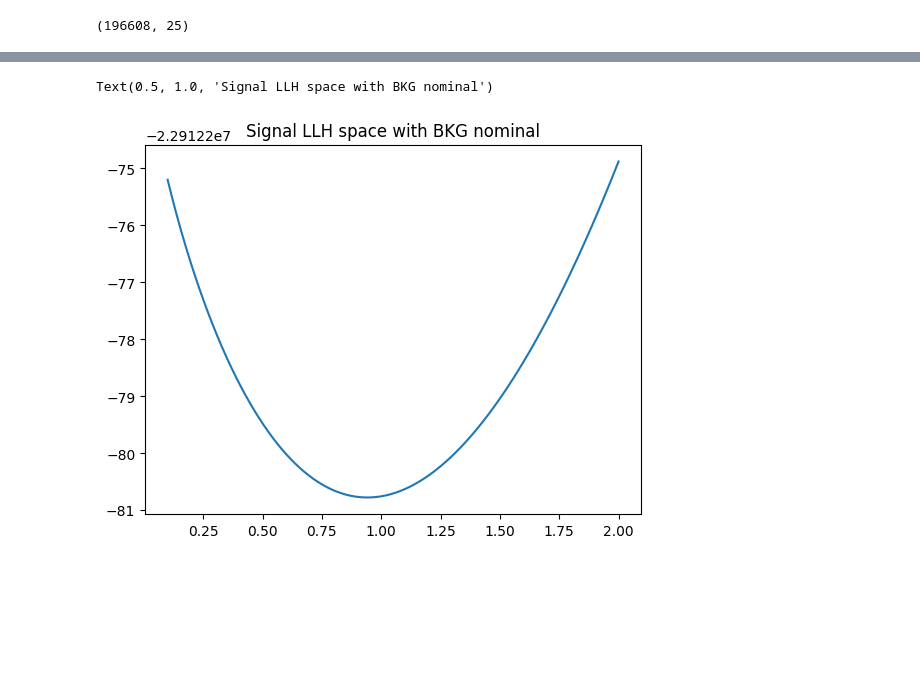
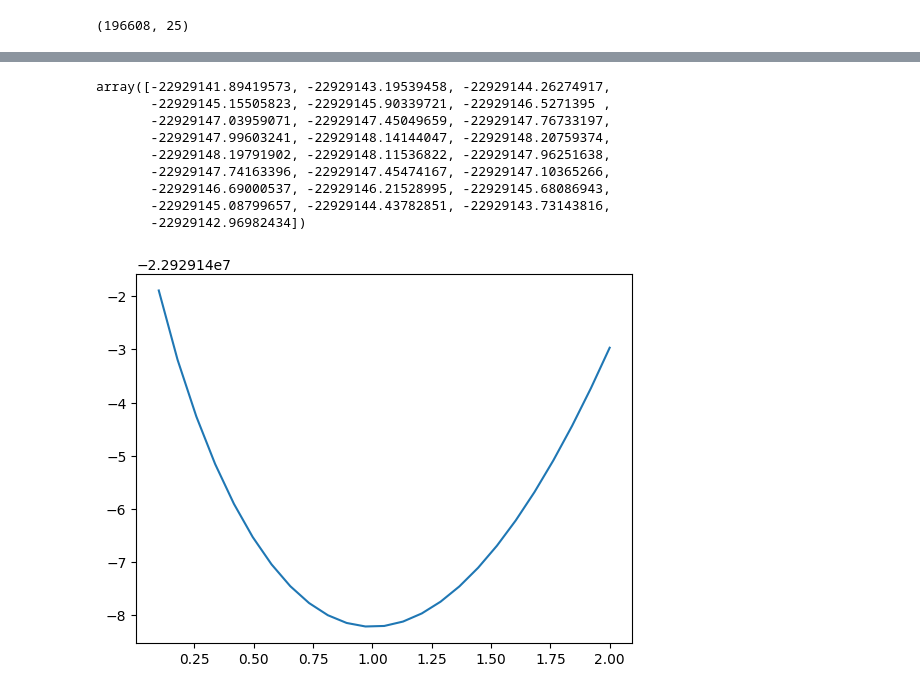
Before and after one commit to ssclafani949/pone_scripts, a Jupyter notebook: nb/flux_to_events_demo-pstracks-Template.ipynb, the cells around one changed output, grey strips where cells are left out. Drawn from its saved outputs; the diff is of its cells as text; code cells hidden in the pictures; blank space fills up the shorter version.

```diff
--- a/nb/flux_to_events_demo-pstracks-Template.ipynb
+++ b/nb/flux_to_events_demo-pstracks-Template.ipynb
@@ -327,7 +327,7 @@ hp.mollview(np.sum(k_s, axis=1), rot=(180,0), title='Signal: {:.1f} Events $\pi^
 [figure]
 # %%
 ##smear the template with ang unc bins
-angres = np.linspace(2,.25,25)
+angres = np.linspace(2,0.25,25)
 # %%
 smeared_template = np.ndarray((hp.nside2npix(128), len(emids)))
 for i, angerr in enumerate(angres):
@@ -336,6 +336,8 @@ for i, angerr in enumerate(angres):
     smeared_template[:,i] = hp.smoothing(template, sigma=np.radians(angerr))
 # %% [output]
 Smearing template for Energy 8154786.722401: 0.2 deg
+# %%
+smeared_template = k_s
 # %%
 hp.mollview(np.sum(smeared_template, axis=1), rot=(180,0), title='Energy-Smoothed Template')
 # %% [output]
@@ -427,12 +429,16 @@ def ps_llh_2d_composite(
     mu_s = astro_flux(
         mu_s_base, emids, e_0, pi0_spectrum, x[1], PHI_0=pi0_flux_per_pixel, smear_energy=False
     )
+    #mask = mu_s > 0
+    mu_i = mu_s + mu_b
 
-    mu_i = mu_s + mu_b
+    #mu_i *np.sum(k_i) / np.sum(mu_i)
+
+    print(x)
     # -2 Log Likelihood (B/S)
-    return -2 * np.sum(
+    llh = -2 * np.sum(
         np.where(
-            np.logical_and(mu_i > 0, k_i > 0),
+            np.logical_and(mu_s > 0, k_i > 0),
             k_i * np.log(mu_i)
             - mu_i
             - 0.5 * np.log(2 * np.pi * k_i)
@@ -440,4 +446,7 @@ def ps_llh_2d_composite(
             - k_i * np.log(k_i),
             0,
         )
-    )#, mu_b, mu_s #for testing
+    )#, mu
+    print(llh)
+    return llh
+    #, mu_b, mu_s #for testing
@@ -487,6 +507,6 @@ P-VALUE: 0.021102 SIGNIFICANCE: 2.306
 # %%
 sig_llh = []
-xs = np.linspace(.1,2,100)
+xs = np.linspace(.1,2,25)
 for x in xs:
     sig_llh.append(ps_llh_2d_composite(
         (1,x), mu_b_base, mu_s_base, k_i
@@ -494,7 +532,17 @@ for x in xs:
 # %%
 plt.plot(xs, np.array(sig_llh))
-plt.title('Signal LLH space with BKG nominal')
+#plt.title('Signal LLH space with BKG nominal')
+#plt.yscale('log')
+np.array(sig_llh)
 # %% [output]
-Text(0.5, 1.0, 'Signal LLH space with BKG nominal')
+array([-22929141.89419573, -22929143.19539458, -22929144.26274917,
+       -22929145.15505823, -22929145.90339721, -22929146.5271395 ,
+       -22929147.03959071, -22929147.45049659, -22929147.76733197,
+       -22929147.99603241, -22929148.14144047, -22929148.20759374,
+       -22929148.19791902, -22929148.11536822, -22929147.96251638,
+       -22929147.74163396, -22929147.45474167, -22929147.10365266,
+       -22929146.69000537, -22929146.21528995, -22929145.68086943,
+       -22929145.08799657, -22929144.43782851, -22929143.73143816,
+       -22929142.96982434])
-[figure, old version]
+[figure, new version]
 # %%
```
Also changed, not shown: parts of 12 cells of this notebook, 1 other file.
